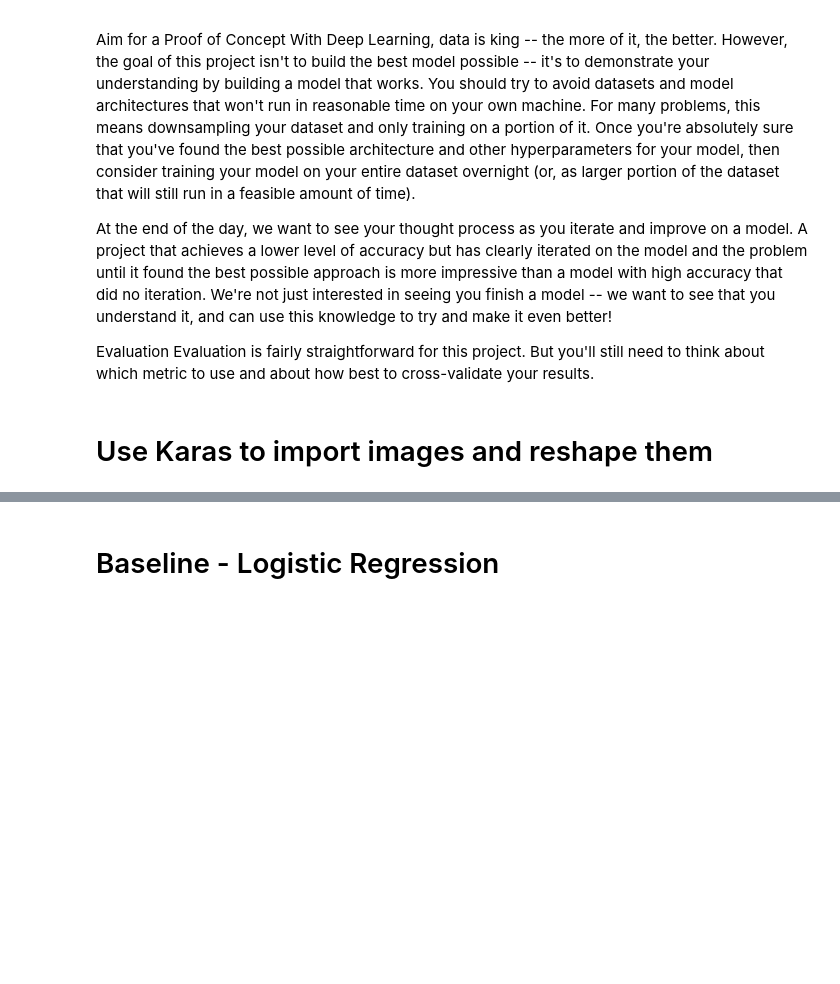
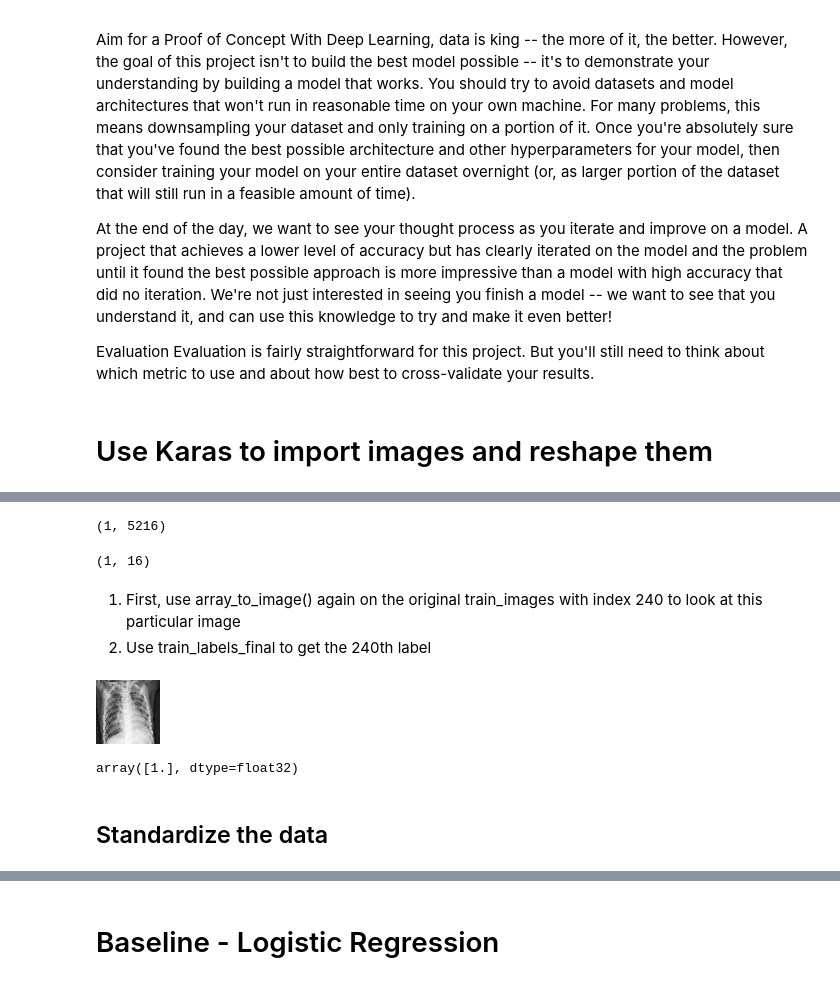
Before and after one commit to Baekho4245/classifying_pneumonia, a Jupyter notebook: Jakub.ipynb, the cells around one changed output, grey strips where cells are left out. Saved outputs shown, nothing was run; the diff lists cells and outputs as text; code cells hidden in the pictures; blank space fills up the shorter version.

```diff
--- a/Jakub.ipynb
+++ b/Jakub.ipynb
@@ -63,2 +114,6 @@ np.shape(train_labels_final)
+# %%
+np.shape(train_labels_final)
+# %% [output]
+(1, 5216)
 # %%
 test_labels_final = test_labels.T[[1]]
@@ -66,3 +120,20 @@ np.shape(test_labels_final)
+# %%
+np.shape(test_labels_final)
+# %% [output]
+(1, 16)
+# %% [markdown]
+1. First, use array_to_image() again on the original train_images with index 240 to look at this particular image
+2. Use train_labels_final to get the 240th label
+# %%
+array_to_img(train_images[240])
+# %% [output]
+[figure, added]
+# %%
+train_labels_final[:,240]
+# %% [output]
+array([1.], dtype=float32)
+# %% [markdown]
+## Standardize the data
 # %%
 train_img_final = train_img_unrow/255
 test_img_final = test_img_unrow/255
```
Also changed, not shown: parts of 33 cells of this notebook, 1 other file.
